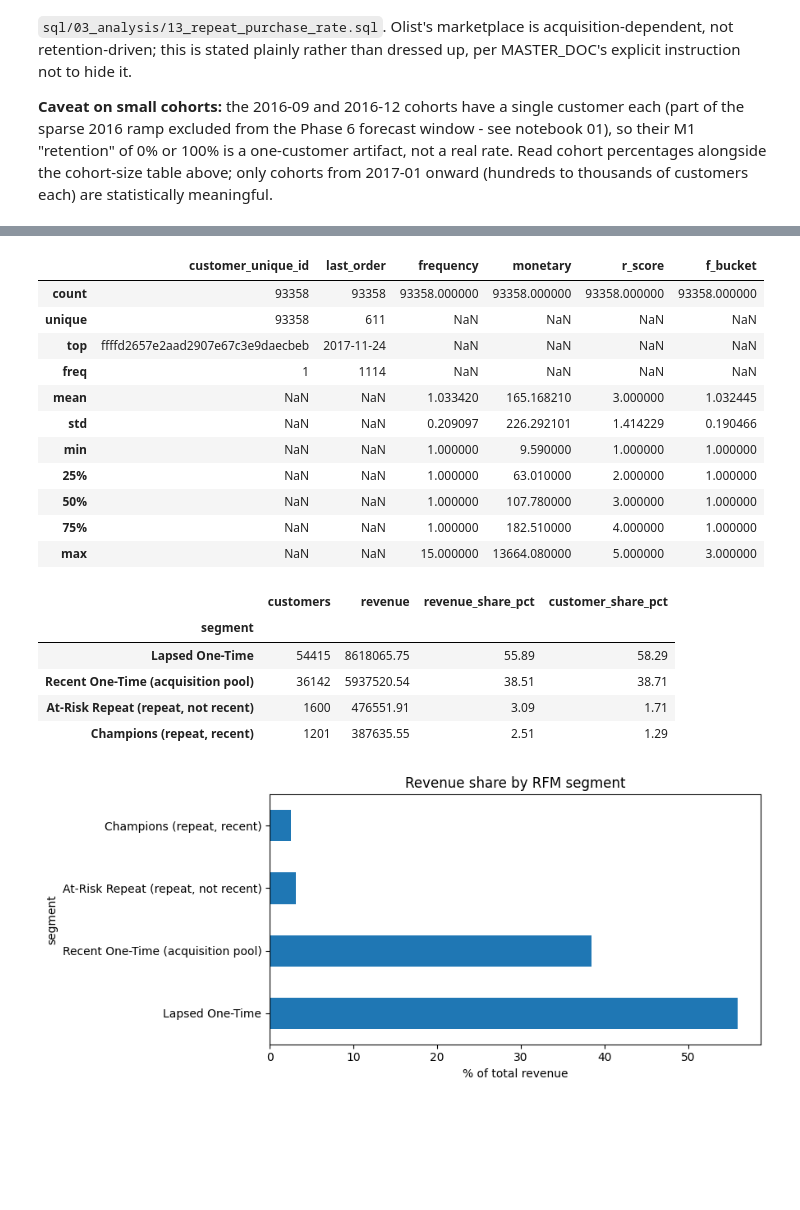
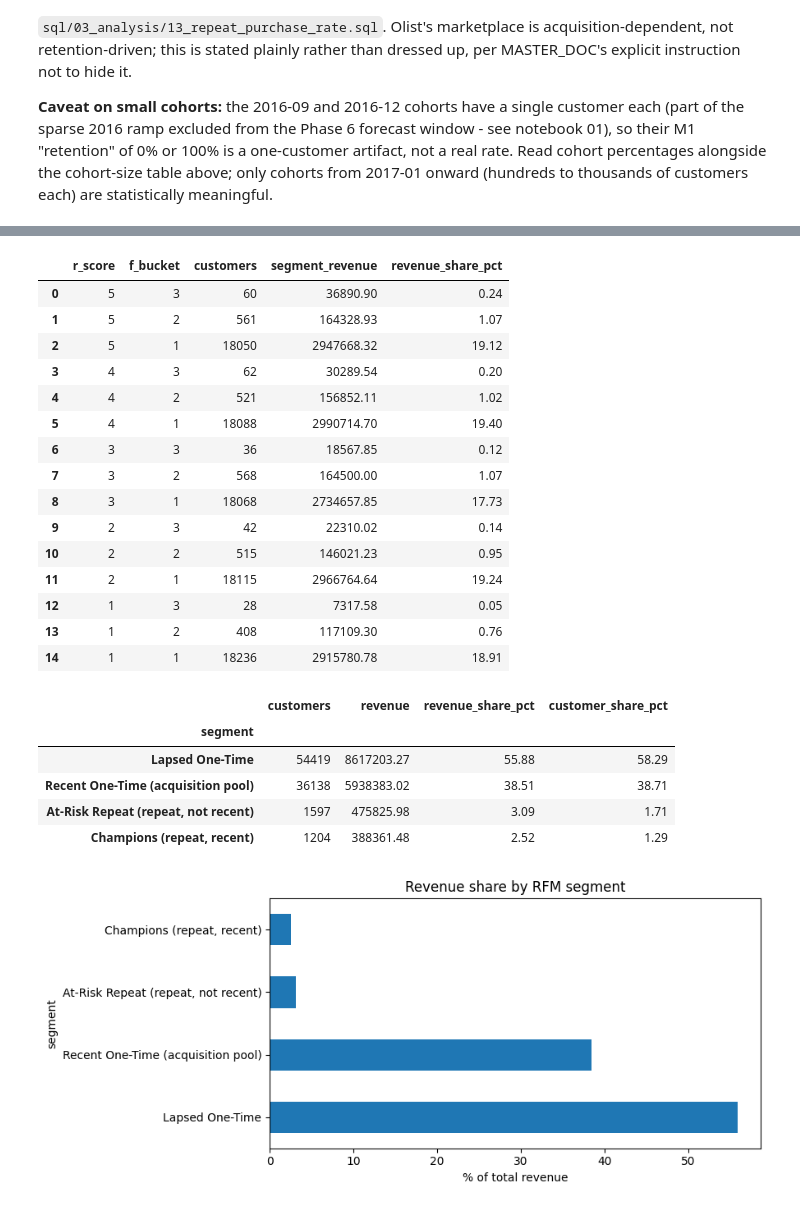
Before and after one commit to MARCUS-00/ecommerce-retention-analytics, a Jupyter notebook: notebooks/02_retention_rfm.ipynb, the cells around one changed output, grey strips where cells are left out. Drawn from its saved outputs; the diff is of its cells as text; code cells hidden in the pictures; blank space fills up the shorter version.

```diff
--- a/notebooks/02_retention_rfm.ipynb
+++ b/notebooks/02_retention_rfm.ipynb
@@ -91,33 +100,24 @@ percentages alongside the cohort-size table above; only cohorts from 2017-01 onw
 # %%
-rfm_query = """
-    SELECT
-        c.customer_unique_id,
-        MAX(o.order_purchase_timestamp)::date AS last_order,
-        COUNT(DISTINCT o.order_id) AS frequency,
-        SUM(oi.price + oi.freight_value) AS monetary
-    FROM analytics.fact_orders o
-    JOIN analytics.dim_customers c USING (customer_id)
-    JOIN analytics.fact_order_items oi USING (order_id)
-    WHERE o.order_status = 'delivered'
-    GROUP BY 1
-"""
-rfm = pd.read_sql(text(rfm_query), engine)
-rfm["r_score"] = pd.qcut(rfm["last_order"].rank(method="first"), 5, labels=[1, 2, 3, 4, 5]).astype(int)
-rfm["f_bucket"] = np.where(rfm["frequency"] == 1, 1, np.where(rfm["frequency"] == 2, 2, 3))
-rfm.describe(include="all")
+rfm_grid_query = open("../sql/03_analysis/15_rfm_segment_share.sql").read()
+rfm_grid = pd.read_sql(text(rfm_grid_query), engine)
+rfm_grid
 # %% [output]
-|  | customer_unique_id | last_order | frequency | monetary | r_score | f_bucket |
-| count | 93358 | 93358 | 93358.000000 | 93358.000000 | 93358.000000 | 93358.000000 |
-| unique | 93358 | 611 | NaN | NaN | NaN | NaN |
-| top | ffffd2657e2aad2907e67c3e9daecbeb | 2017-11-24 | NaN | NaN | NaN | NaN |
-| freq | 1 | 1114 | NaN | NaN | NaN | NaN |
-| mean | NaN | NaN | 1.033420 | 165.168210 | 3.000000 | 1.032445 |
-| std | NaN | NaN | 0.209097 | 226.292101 | 1.414229 | 0.190466 |
-| min | NaN | NaN | 1.000000 | 9.590000 | 1.000000 | 1.000000 |
-| 25% | NaN | NaN | 1.000000 | 63.010000 | 2.000000 | 1.000000 |
-| 50% | NaN | NaN | 1.000000 | 107.780000 | 3.000000 | 1.000000 |
-| 75% | NaN | NaN | 1.000000 | 182.510000 | 4.000000 | 1.000000 |
-| max | NaN | NaN | 15.000000 | 13664.080000 | 5.000000 | 3.000000 |
+|  | r_score | f_bucket | customers | segment_revenue | revenue_share_pct |
+| 0 | 5 | 3 | 60 | 36890.90 | 0.24 |
+| 1 | 5 | 2 | 561 | 164328.93 | 1.07 |
+| 2 | 5 | 1 | 18050 | 2947668.32 | 19.12 |
+| 3 | 4 | 3 | 62 | 30289.54 | 0.20 |
+| 4 | 4 | 2 | 521 | 156852.11 | 1.02 |
+| 5 | 4 | 1 | 18088 | 2990714.70 | 19.40 |
+| 6 | 3 | 3 | 36 | 18567.85 | 0.12 |
+| 7 | 3 | 2 | 568 | 164500.00 | 1.07 |
+| 8 | 3 | 1 | 18068 | 2734657.85 | 17.73 |
+| 9 | 2 | 3 | 42 | 22310.02 | 0.14 |
+| 10 | 2 | 2 | 515 | 146021.23 | 0.95 |
+| 11 | 2 | 1 | 18115 | 2966764.64 | 19.24 |
+| 12 | 1 | 3 | 28 | 7317.58 | 0.05 |
+| 13 | 1 | 2 | 408 | 117109.30 | 0.76 |
+| 14 | 1 | 1 | 18236 | 2915780.78 | 18.91 |
 # %%
 def label_segment(row):
     if row["f_bucket"] >= 2 and row["r_score"] >= 4:
@@ -128,11 +128,11 @@ def label_segment(row):
         return "Recent One-Time (acquisition pool)"
     return "Lapsed One-Time"
 
-rfm["segment"] = rfm.apply(label_segment, axis=1)
+rfm_grid["segment"] = rfm_grid.apply(label_segment, axis=1)
 
 segment_summary = (
-    rfm.groupby("segment")
-    .agg(customers=("customer_unique_id", "count"), revenue=("monetary", "sum"))
+    rfm_grid.groupby("segment")
+    .agg(customers=("customers", "sum"), revenue=("segment_revenue", "sum"))
     .assign(revenue_share_pct=lambda d: (d["revenue"] / d["revenue"].sum() * 100).round(2))
     .assign(customer_share_pct=lambda d: (d["customers"] / d["customers"].sum() * 100).round(2))
     .sort_values("revenue", ascending=False)
@@ -141,10 +141,10 @@ segment_summary
 # %% [output]
 |  | customers | revenue | revenue_share_pct | customer_share_pct |
 | segment |  |  |  |  |
-| Lapsed One-Time | 54415 | 8618065.75 | 55.89 | 58.29 |
-| Recent One-Time (acquisition pool) | 36142 | 5937520.54 | 38.51 | 38.71 |
-| At-Risk Repeat (repeat, not recent) | 1600 | 476551.91 | 3.09 | 1.71 |
-| Champions (repeat, recent) | 1201 | 387635.55 | 2.51 | 1.29 |
+| Lapsed One-Time | 54419 | 8617203.27 | 55.88 | 58.29 |
+| Recent One-Time (acquisition pool) | 36138 | 5938383.02 | 38.51 | 38.71 |
+| At-Risk Repeat (repeat, not recent) | 1597 | 475825.98 | 3.09 | 1.71 |
+| Champions (repeat, recent) | 1204 | 388361.48 | 2.52 | 1.29 |
 # %%
 fig, ax = plt.subplots(figsize=(9, 4))
 segment_summary["revenue_share_pct"].plot(kind="barh", ax=ax)
```
Also changed, not shown: parts of 3 cells of this notebook, 4 other files.
